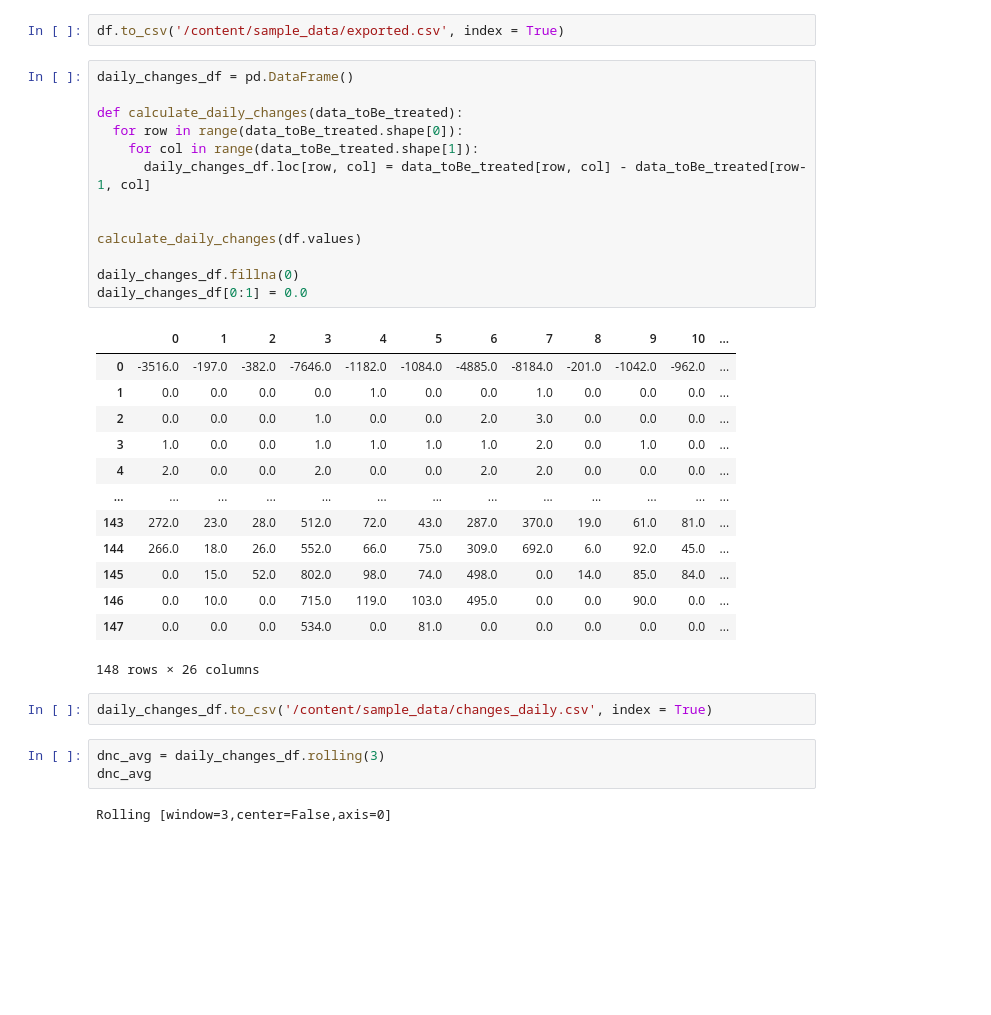
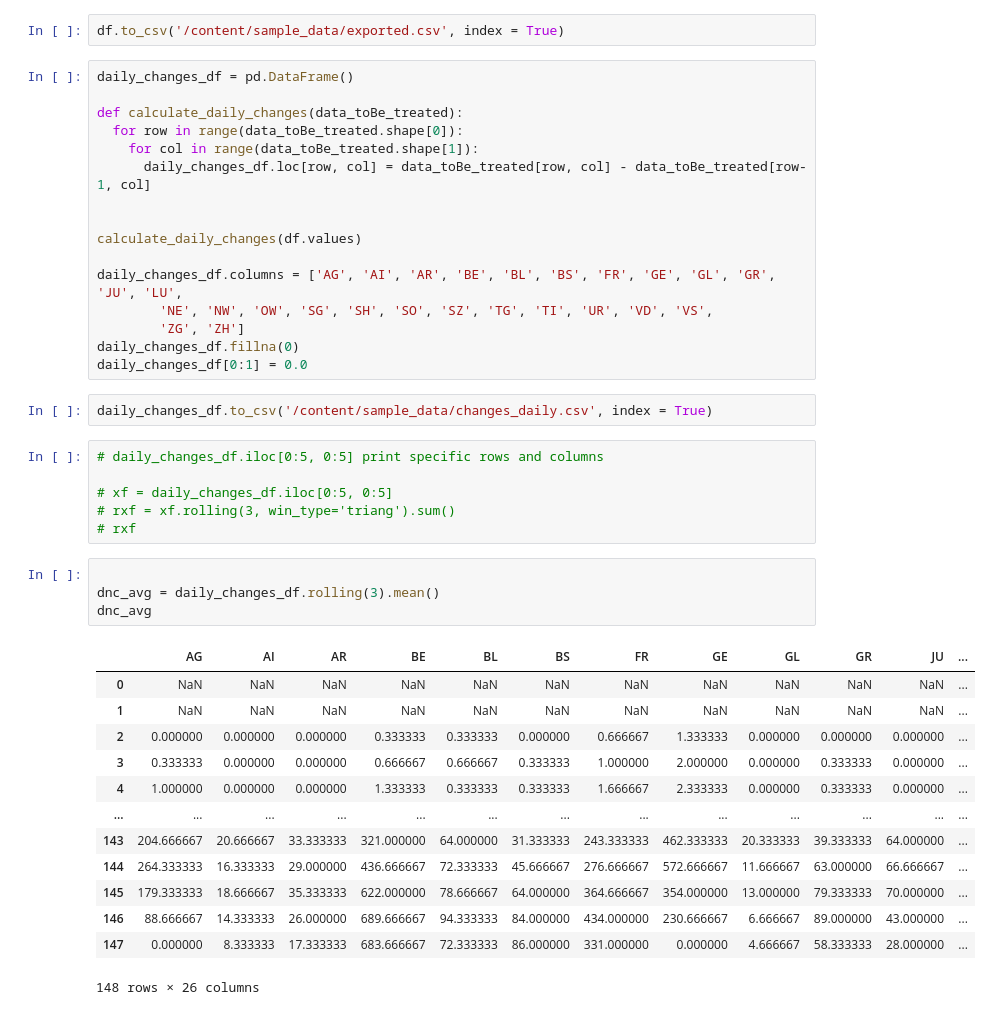
Before and after one commit to kanikaKanu90/notebook, a Jupyter notebook: Preprocessing_And_Sampling.ipynb, the cells around one changed output. Drawn from its saved outputs; the diff is of its cells as text; blank space fills up the shorter version.

```diff
--- a/Preprocessing_And_Sampling.ipynb
+++ b/Preprocessing_And_Sampling.ipynb
@@ -65,28 +113,36 @@ def calculate_daily_changes(data_toBe_treated):
 
 calculate_daily_changes(df.values)
 
+daily_changes_df.columns = ['AG', 'AI', 'AR', 'BE', 'BL', 'BS', 'FR', 'GE', 'GL', 'GR', 'JU', 'LU',
+        'NE', 'NW', 'OW', 'SG', 'SH', 'SO', 'SZ', 'TG', 'TI', 'UR', 'VD', 'VS',
+        'ZG', 'ZH']
 daily_changes_df.fillna(0)
 daily_changes_df[0:1] = 0.0
-# %% [output]
-|  | 0 | 1 | 2 | 3 | 4 | 5 | 6 | 7 | 8 | 9 | 10 | ... |
-| 0 | -3516.0 | -197.0 | -382.0 | -7646.0 | -1182.0 | -1084.0 | -4885.0 | -8184.0 | -201.0 | -1042.0 | -962.0 | ... |
-| 1 | 0.0 | 0.0 | 0.0 | 0.0 | 1.0 | 0.0 | 0.0 | 1.0 | 0.0 | 0.0 | 0.0 | ... |
-| 2 | 0.0 | 0.0 | 0.0 | 1.0 | 0.0 | 0.0 | 2.0 | 3.0 | 0.0 | 0.0 | 0.0 | ... |
-| 3 | 1.0 | 0.0 | 0.0 | 1.0 | 1.0 | 1.0 | 1.0 | 2.0 | 0.0 | 1.0 | 0.0 | ... |
-| 4 | 2.0 | 0.0 | 0.0 | 2.0 | 0.0 | 0.0 | 2.0 | 2.0 | 0.0 | 0.0 | 0.0 | ... |
-| ... | ... | ... | ... | ... | ... | ... | ... | ... | ... | ... | ... | ... |
-| 143 | 272.0 | 23.0 | 28.0 | 512.0 | 72.0 | 43.0 | 287.0 | 370.0 | 19.0 | 61.0 | 81.0 | ... |
-| 144 | 266.0 | 18.0 | 26.0 | 552.0 | 66.0 | 75.0 | 309.0 | 692.0 | 6.0 | 92.0 | 45.0 | ... |
-| 145 | 0.0 | 15.0 | 52.0 | 802.0 | 98.0 | 74.0 | 498.0 | 0.0 | 14.0 | 85.0 | 84.0 | ... |
-| 146 | 0.0 | 10.0 | 0.0 | 715.0 | 119.0 | 103.0 | 495.0 | 0.0 | 0.0 | 90.0 | 0.0 | ... |
-| 147 | 0.0 | 0.0 | 0.0 | 534.0 | 0.0 | 81.0 | 0.0 | 0.0 | 0.0 | 0.0 | 0.0 | ... |
-148 rows × 26 columns
 # %%
 daily_changes_df.to_csv('/content/sample_data/changes_daily.csv', index = True)
+# %%
+# daily_changes_df.iloc[0:5, 0:5] print specific rows and columns
+
+# xf = daily_changes_df.iloc[0:5, 0:5]
+# rxf = xf.rolling(3, win_type='triang').sum()
+# rxf
 # %%
-dnc_avg = daily_changes_df.rolling(3)
+
+dnc_avg = daily_changes_df.rolling(3).mean()
 dnc_avg
 # %% [output]
+|  | AG | AI | AR | BE | BL | BS | FR | GE | GL | GR | JU | ... |
+| 0 | NaN | NaN | NaN | NaN | NaN | NaN | NaN | NaN | NaN | NaN | NaN | ... |
+| 1 | NaN | NaN | NaN | NaN | NaN | NaN | NaN | NaN | NaN | NaN | NaN | ... |
+| 2 | 0.000000 | 0.000000 | 0.000000 | 0.333333 | 0.333333 | 0.000000 | 0.666667 | 1.333333 | 0.000000 | 0.000000 | 0.000000 | ... |
+| 3 | 0.333333 | 0.000000 | 0.000000 | 0.666667 | 0.666667 | 0.333333 | 1.000000 | 2.000000 | 0.000000 | 0.333333 | 0.000000 | ... |
+| 4 | 1.000000 | 0.000000 | 0.000000 | 1.333333 | 0.333333 | 0.333333 | 1.666667 | 2.333333 | 0.000000 | 0.333333 | 0.000000 | ... |
+| ... | ... | ... | ... | ... | ... | ... | ... | ... | ... | ... | ... | ... |
+| 143 | 204.666667 | 20.666667 | 33.333333 | 321.000000 | 64.000000 | 31.333333 | 243.333333 | 462.333333 | 20.333333 | 39.333333 | 64.000000 | ... |
+| 144 | 264.333333 | 16.333333 | 29.000000 | 436.666667 | 72.333333 | 45.666667 | 276.666667 | 572.666667 | 11.666667 | 63.000000 | 66.666667 | ... |
+| 145 | 179.333333 | 18.666667 | 35.333333 | 622.000000 | 78.666667 | 64.000000 | 364.666667 | 354.000000 | 13.000000 | 79.333333 | 70.000000 | ... |
+| 146 | 88.666667 | 14.333333 | 26.000000 | 689.666667 | 94.333333 | 84.000000 | 434.000000 | 230.666667 | 6.666667 | 89.000000 | 43.000000 | ... |
+| 147 | 0.000000 | 8.333333 | 17.333333 | 683.666667 | 72.333333 | 86.000000 | 331.000000 | 0.000000 | 4.666667 | 58.333333 | 28.000000 | ... |
-Rolling [window=3,center=False,axis=0]
+148 rows × 26 columns
 # %%
 cantons = df.columns
```
Also changed, not shown: parts of 8 cells of this notebook.
